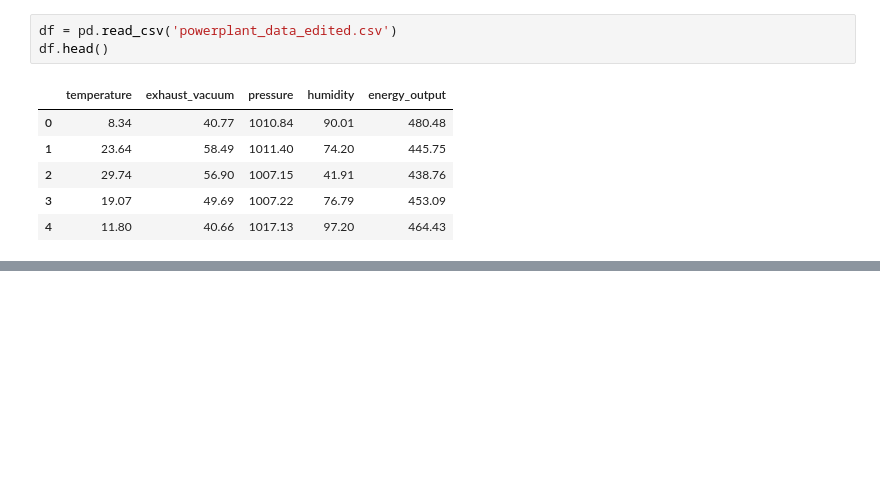
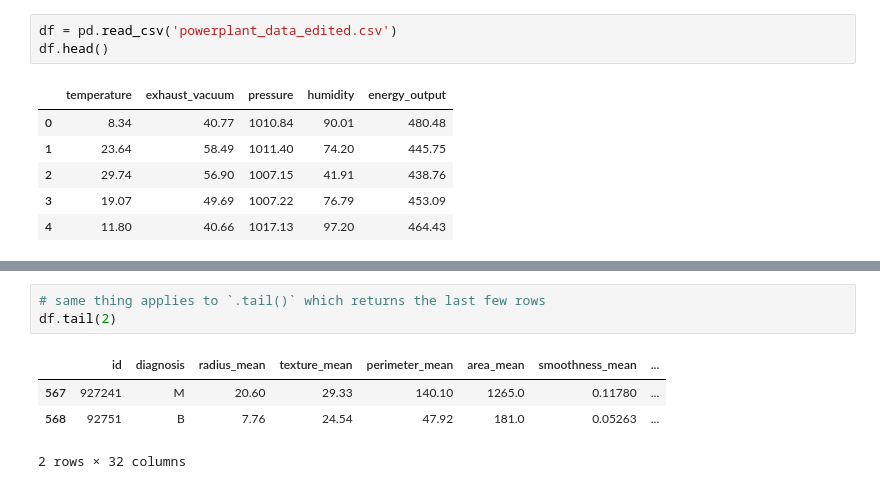
Before and after one commit to sondosaabed/Introduction-to-Data-Analysis-with-Pandas-and-Numpy, a Jupyter notebook: L3_Exploring_and_Inspecting_Data.ipynb, the cells around one changed output, grey strips where cells are left out. Cells and saved outputs as stored; diff of their text form; blank space fills up the shorter version.

```diff
--- a/L3_Exploring_and_Inspecting_Data.ipynb
+++ b/L3_Exploring_and_Inspecting_Data.ipynb
@@ -203,0 +357,8 @@ df.head()
+# %%
+# same thing applies to `.tail()` which returns the last few rows
+df.tail(2)
+# %% [output]
+|  | id | diagnosis | radius_mean | texture_mean | perimeter_mean | area_mean | smoothness_mean | ... |
+| 567 | 927241 | M | 20.60 | 29.33 | 140.10 | 1265.0 | 0.11780 | ... |
+| 568 | 92751 | B | 7.76 | 24.54 | 47.92 | 181.0 | 0.05263 | ... |
+2 rows × 32 columns
```
Also changed, not shown: parts of 21 cells of this notebook.
